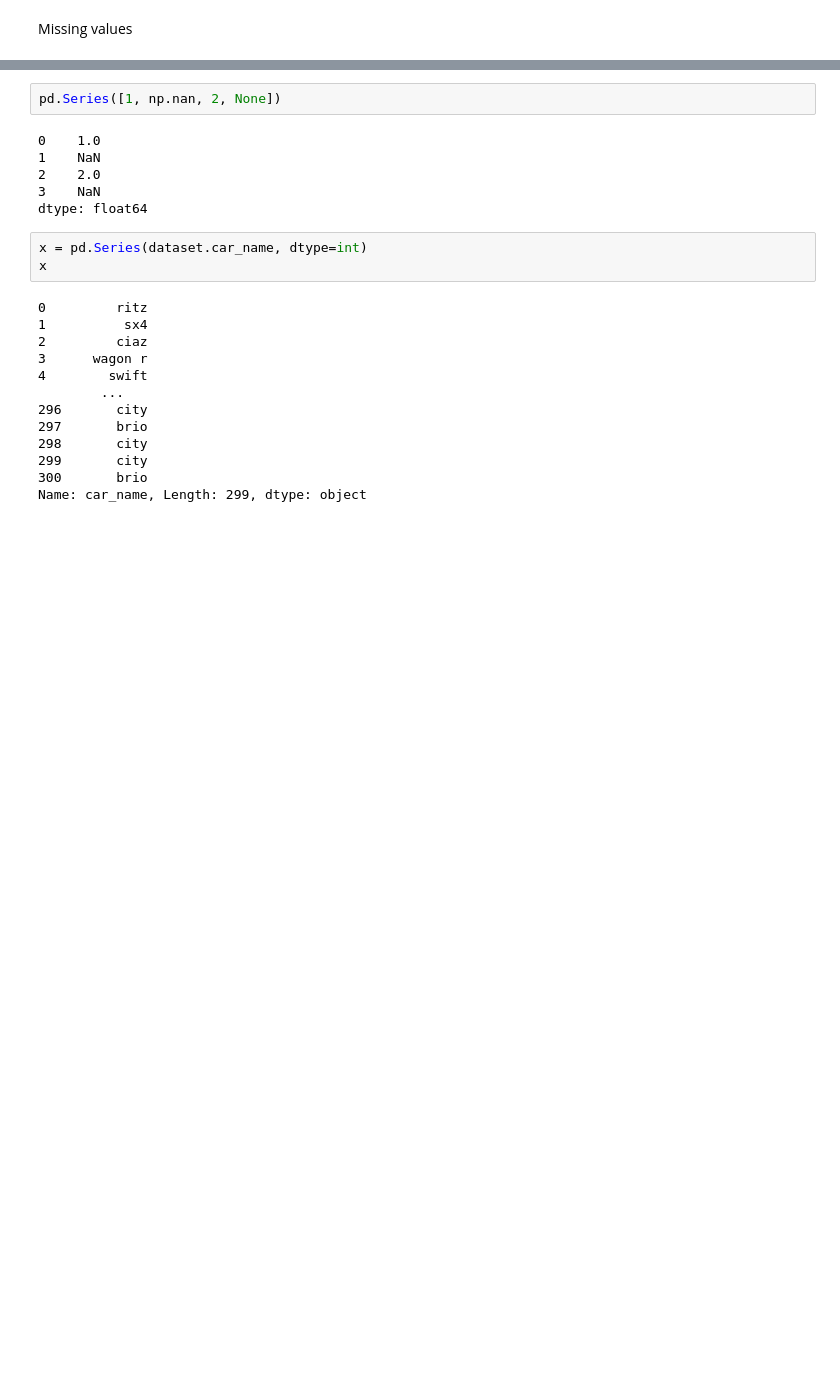
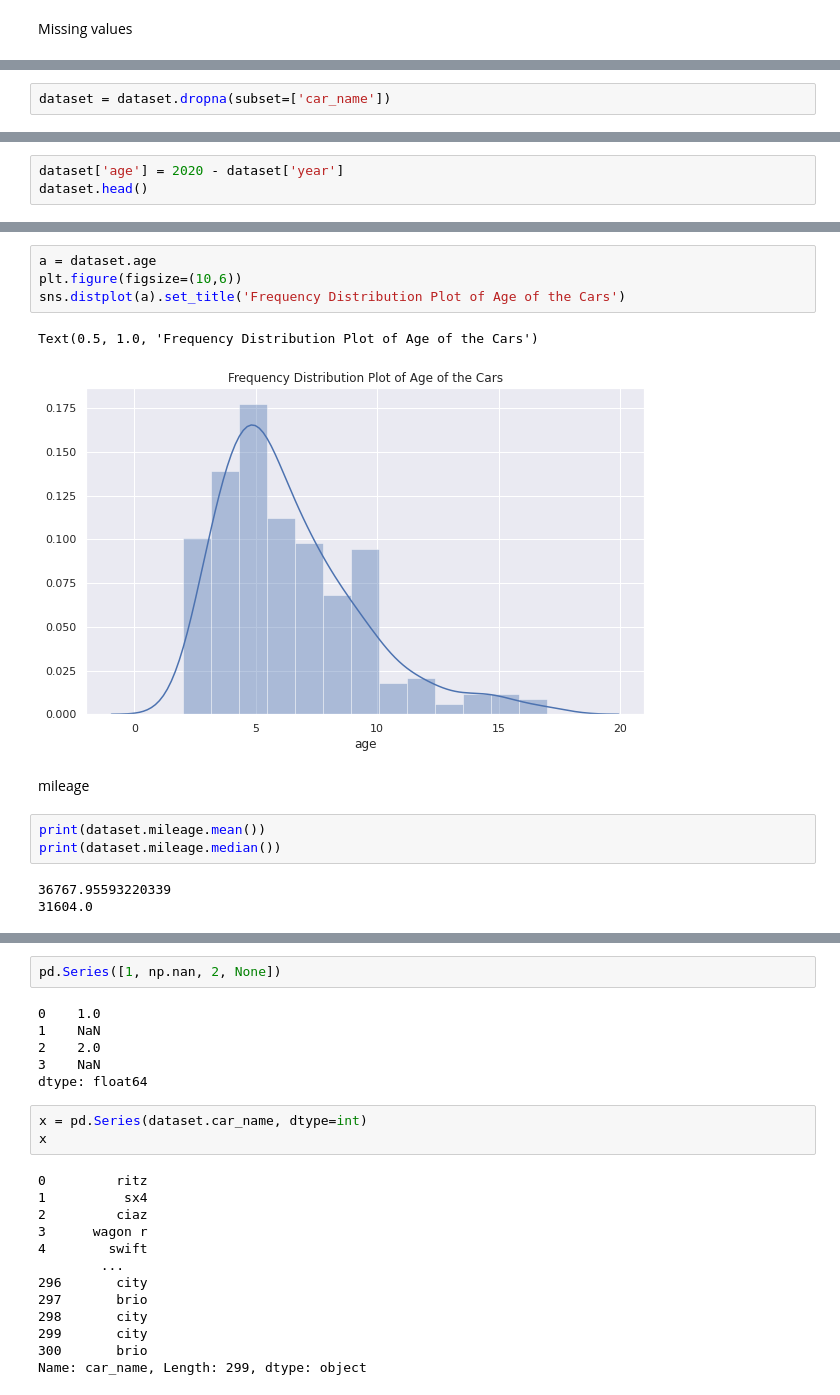
Before and after one commit to HebahAlshamlan/CITC_Task, a Jupyter notebook: CITC_Task.ipynb, the cells around one changed output, grey strips where cells are left out. Cells and saved outputs as stored; diff of their text form; blank space fills up the shorter version.

```diff
--- a/CITC_Task.ipynb
+++ b/CITC_Task.ipynb
@@ -117,0 +128,2 @@ dtype: bool
+# %%
+dataset = dataset.dropna(subset=['car_name'])
@@ -117,0 +166,3 @@ dtype: bool
+# %%
+dataset['age'] = 2020 - dataset['year']
+dataset.head()
@@ -117,0 +176,15 @@ dtype: bool
+# %%
+a = dataset.age
+plt.figure(figsize=(10,6))
+sns.distplot(a).set_title('Frequency Distribution Plot of Age of the Cars')
+# %% [output]
+Text(0.5, 1.0, 'Frequency Distribution Plot of Age of the Cars')
+[figure, added]
+# %% [markdown]
+mileage
+# %%
+print(dataset.mileage.mean())
+print(dataset.mileage.median())
+# %% [output]
+36767.95593220339
+31604.0
```
Also changed, not shown: parts of 15 cells of this notebook.
